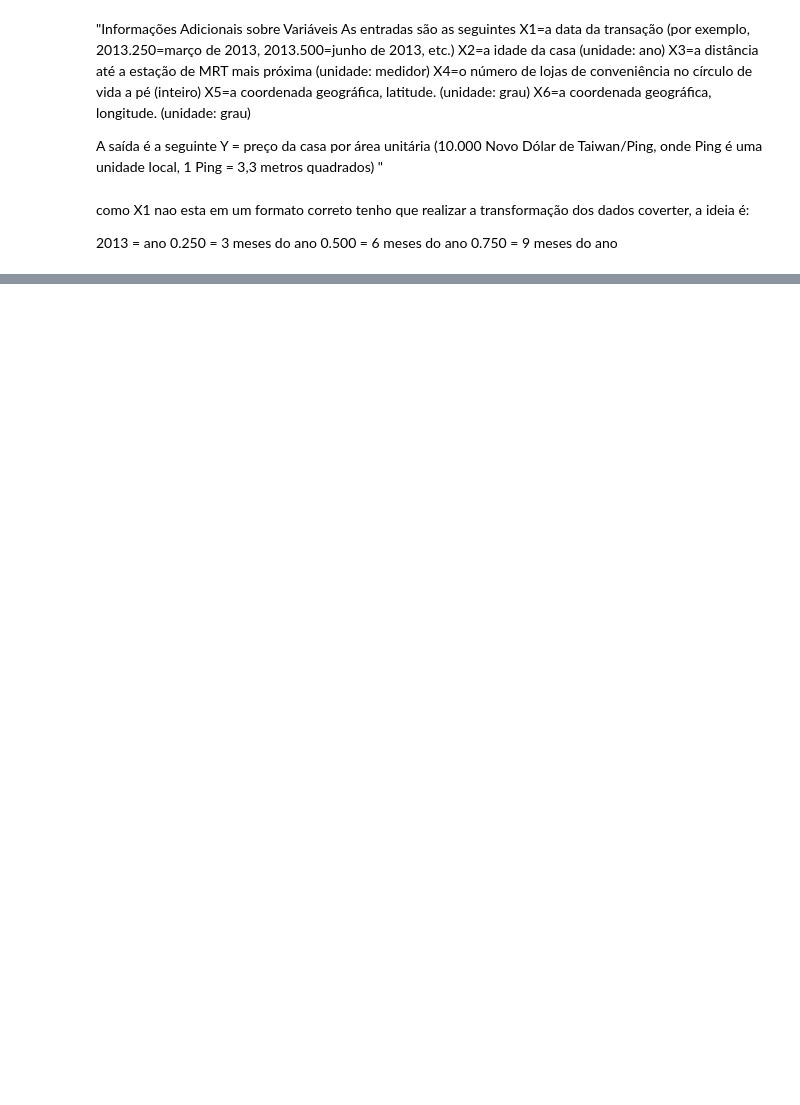
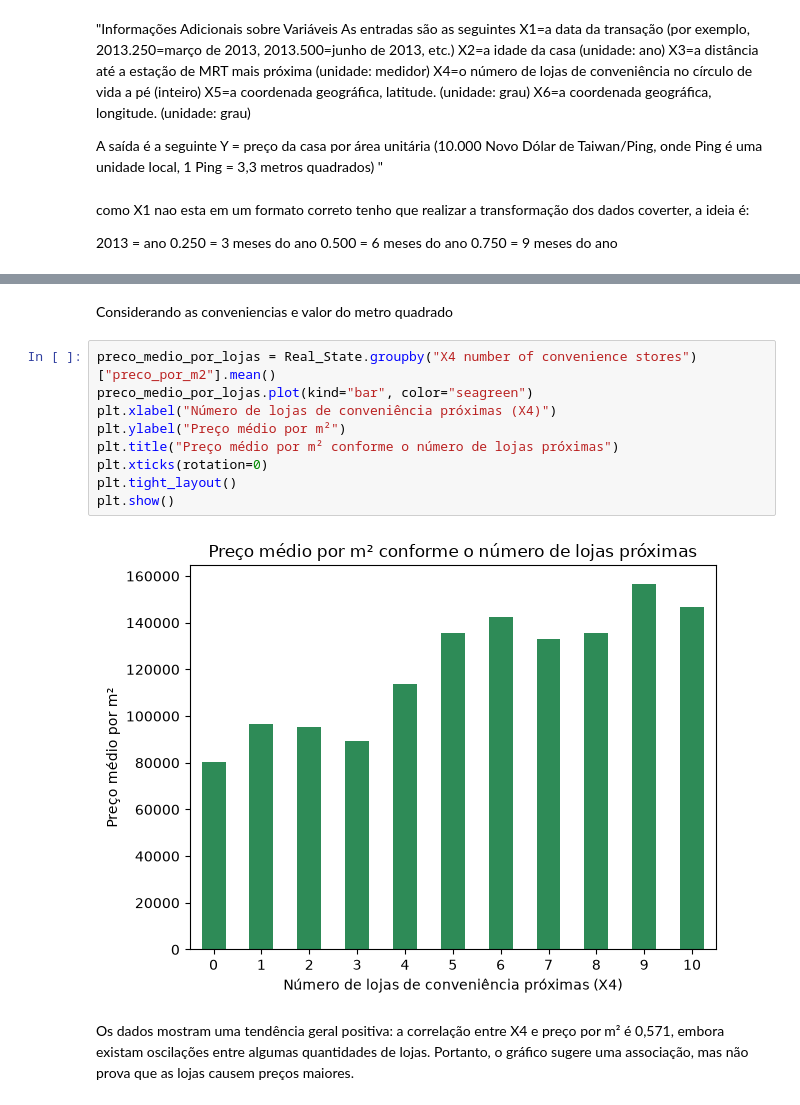
Before and after one commit to fabiojangelni/Projeto_turma_1715, a Jupyter notebook: projeto.ipynb, the cells around one changed output, grey strips where cells are left out. Cells and saved outputs as stored; diff of their text form; blank space fills up the shorter version.

```diff
--- a/projeto.ipynb
+++ b/projeto.ipynb
@@ -85,0 +212,15 @@ Real_State.head(50)
+# %% [markdown]
+Considerando as conveniencias e valor do metro quadrado
+# %%
+preco_medio_por_lojas = Real_State.groupby("X4 number of convenience stores")["preco_por_m2"].mean()
+preco_medio_por_lojas.plot(kind="bar", color="seagreen")
+plt.xlabel("Número de lojas de conveniência próximas (X4)")
+plt.ylabel("Preço médio por m²")
+plt.title("Preço médio por m² conforme o número de lojas próximas")
+plt.xticks(rotation=0)
+plt.tight_layout()
+plt.show()
+# %% [output]
+[figure, added]
+# %% [markdown]
+Os dados mostram uma tendência geral positiva: a correlação entre X4 e preço por m² é 0,571, embora existam oscilações entre algumas quantidades de lojas. Portanto, o gráfico sugere uma associação, mas não prova que as lojas causem preços maiores.
```
Also changed, not shown: parts of 15 cells of this notebook.
